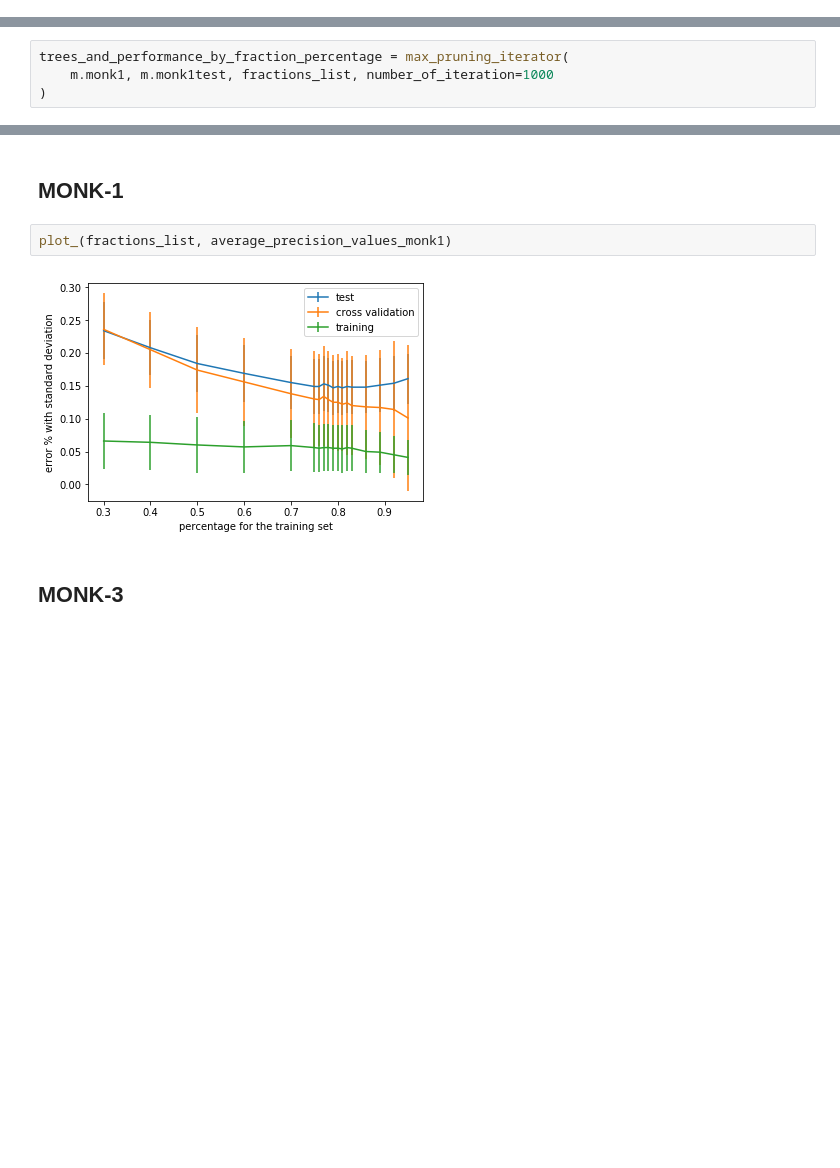
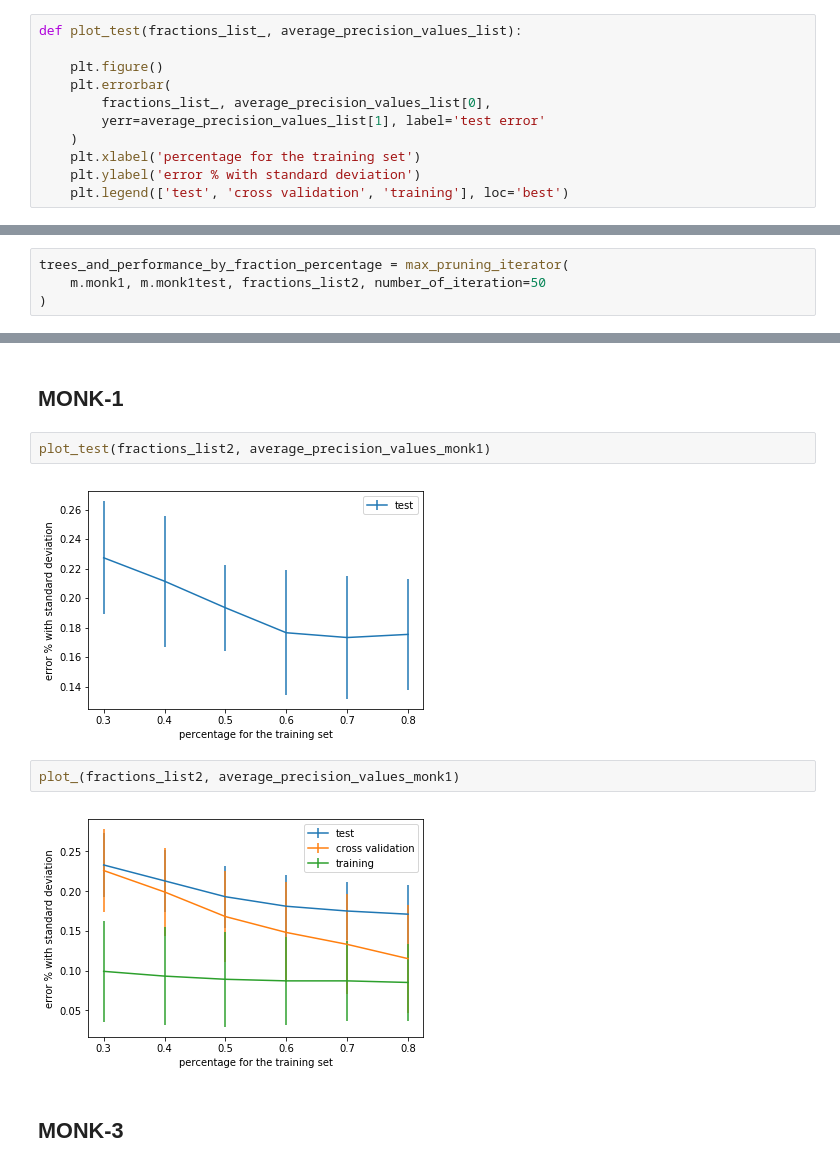
Before and after one commit to msarrias/machine-learning-KTH-DD2421, a Jupyter notebook: decission_trees/decission_trees.ipynb, the cells around one changed output, grey strips where cells are left out. Saved outputs shown, nothing was run; the diff lists cells and outputs as text; blank space fills up the shorter version.

```diff
--- a/decission_trees/decission_trees.ipynb
+++ b/decission_trees/decission_trees.ipynb
@@ -188,6 +201,17 @@ def average_precision_values(prunning_average_dict):
         average_validation_precision_value_list, average_validation_std_value_list,
         average_training_precision_value_list, average_training_std_value_list
     )
+# %%
+def plot_test(fractions_list_, average_precision_values_list):
+
+    plt.figure()
+    plt.errorbar(
+        fractions_list_, average_precision_values_list[0],
+        yerr=average_precision_values_list[1], label='test error'
+    )
+    plt.xlabel('percentage for the training set')
+    plt.ylabel('error % with standard deviation')
+    plt.legend(['test', 'cross validation', 'training'], loc='best')
 # %%
 def plot_(fractions_list_, average_precision_values_list):
 
@@ -427,7 +458,7 @@ fractions_list = (
 )
 # %%
 trees_and_performance_by_fraction_percentage = max_pruning_iterator(
-    m.monk1, m.monk1test, fractions_list, number_of_iteration=1000
+    m.monk1, m.monk1test, fractions_list2, number_of_iteration=50
 )
 # %%
 trees_and_performance_by_fraction_percentage_monk3 = max_pruning_iterator(
@@ -455,9 +526,13 @@ of the spread. Do remember to print axes labels, legends and data
 points as you will not pass without them.
 # %% [markdown]
 ## MONK-1
+# %%
+plot_test(fractions_list2, average_precision_values_monk1)
+# %% [output]
+[figure, added]
 # %%
-plot_(fractions_list, average_precision_values_monk1)
+plot_(fractions_list2, average_precision_values_monk1)
 # %% [output]
-[figure, old version]
+[figure, new version]
 # %% [markdown]
 ## MONK-3
```
Also changed, not shown: parts of 11 cells of this notebook.
